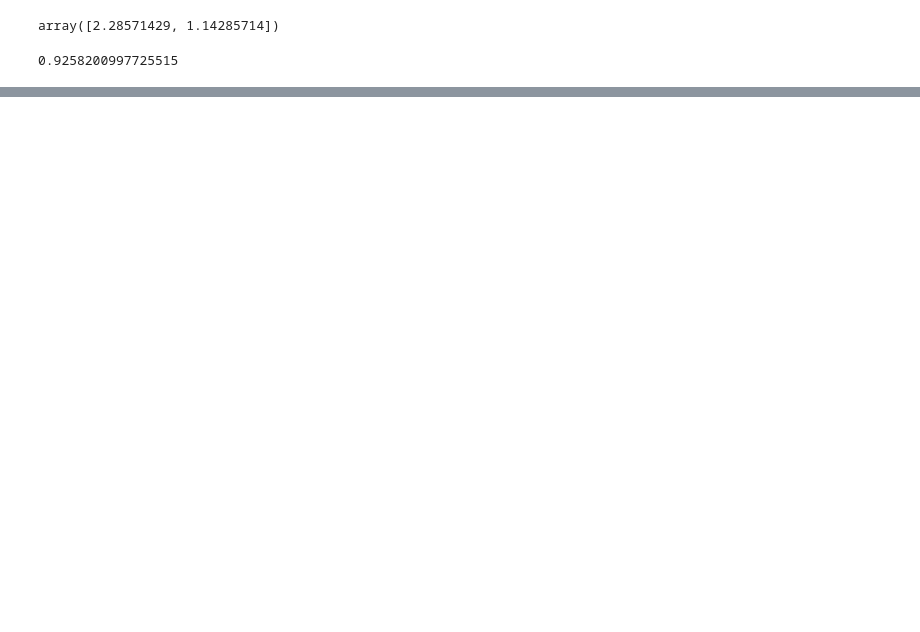
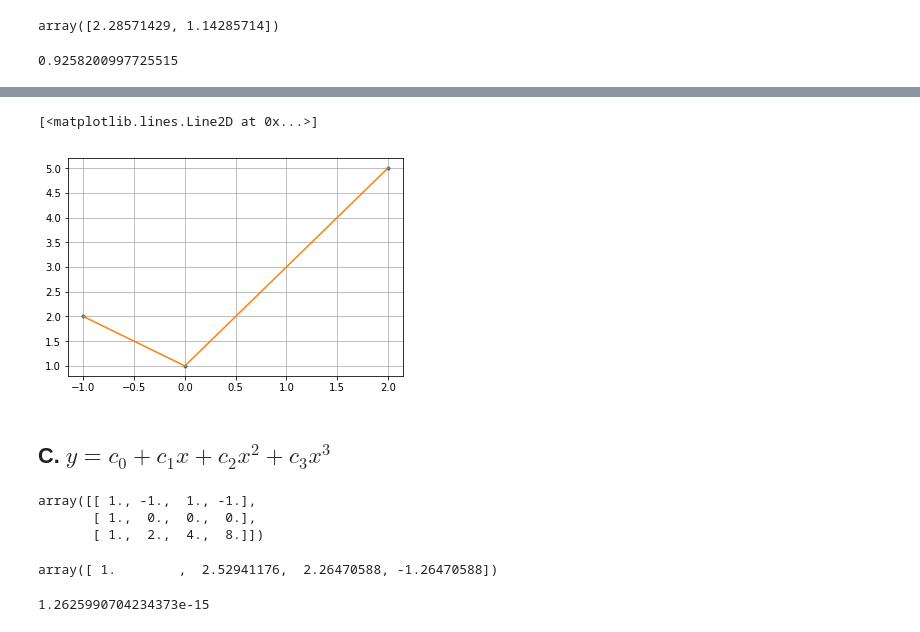
Before and after one commit to MarkAYoder/deeplearning, a Jupyter notebook: homework/H2.ipynb, the cells around one changed output, grey strips where cells are left out. Saved outputs shown, nothing was run; the diff lists cells and outputs as text; code cells hidden in the pictures; blank space fills up the shorter version.

```diff
--- a/homework/H2.ipynb
+++ b/homework/H2.ipynb
@@ -69,0 +84,4 @@ B. $y = c_0 + c_1 x + c_2 x^2$
+# %%
+def f3(c, x):
+    yh =c[0] + c[1]*x + c[2]*x*x
+    return yh
@@ -69,0 +94,26 @@ B. $y = c_0 + c_1 x + c_2 x^2$
+# %%
+plt.plot(x, y, '.')
+plt.grid()
+plt.plot(x, yh)
+# %% [output]
+[<matplotlib.lines.Line2D at 0x...>]
+[figure, added]
+# %% [markdown]
+## C. $y = c_0 + c_1x + c_2x^2 + c_3x^3$
+# %%
+X = np.ones((x.size,4))
+X[:,1] = x
+X[:,2] = x**2
+X[:,3] = x**3
+X
+# %% [output]
+array([[ 1., -1.,  1., -1.],
+       [ 1.,  0.,  0.,  0.],
+       [ 1.,  2.,  4.,  8.]])
+# %%
+A = np.matmul(X.T, X)
+b = np.matmul(X.T, y)
+c = np.linalg.solve(A, b)
+c
+# %% [output]
+array([ 1.        ,  2.52941176,  2.26470588, -1.26470588])
@@ -69,0 +124,6 @@ B. $y = c_0 + c_1 x + c_2 x^2$
+# %%
+yh = f4(c, x)
+rmse = RMSE(yh, y)
+rmse
+# %% [output]
+1.2625990704234373e-15
```
Also changed, not shown: parts of 13 cells of this notebook, 4 other files.
